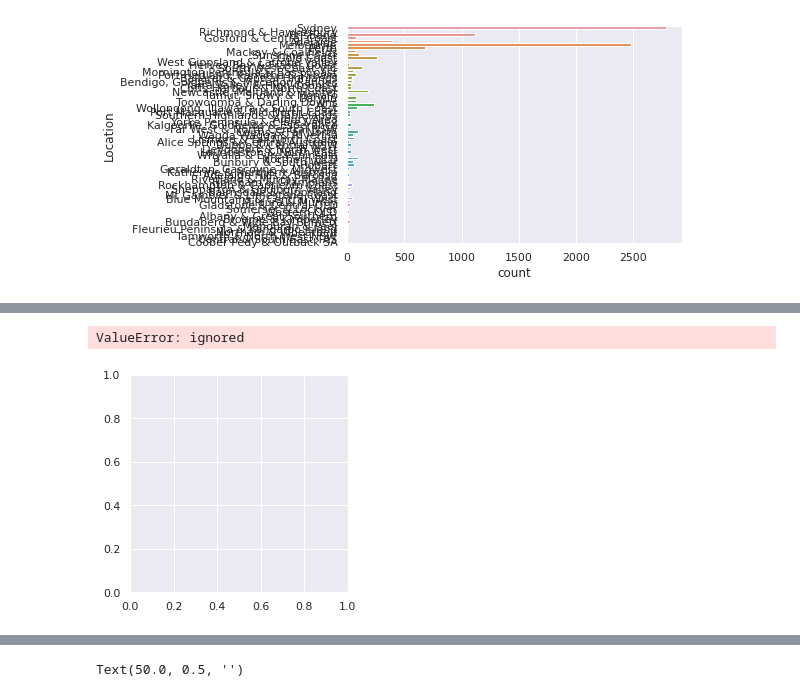
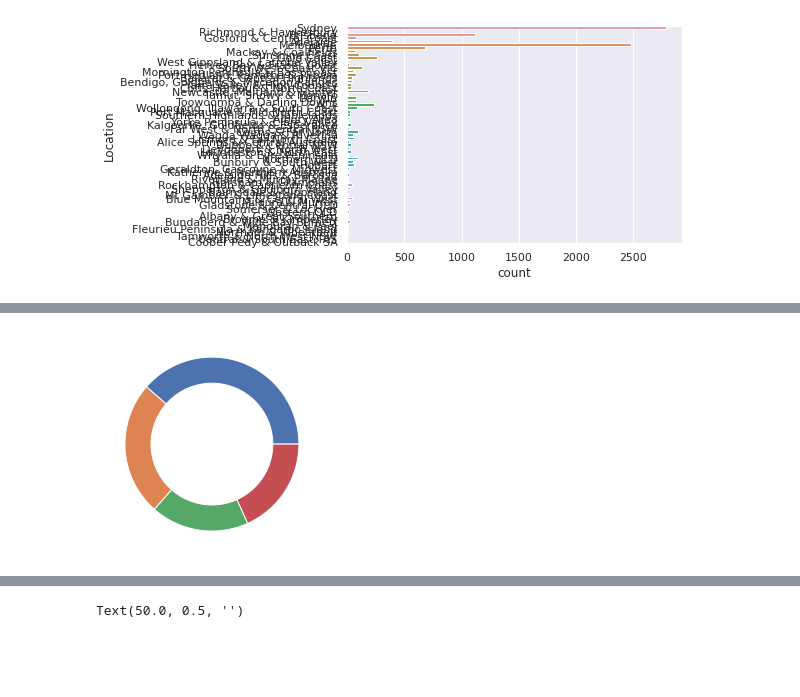
Before and after one commit to singithi03/Data-Analytics_s5214680, a Jupyter notebook: job_market_lab2_3030_7130ict.ipynb, the cells around one changed output, grey strips where cells are left out. Cells and saved outputs as stored; diff of their text form; code cells hidden in the pictures; blank space fills up the shorter version.

```diff
--- a/job_market_lab2_3030_7130ict.ipynb
+++ b/job_market_lab2_3030_7130ict.ipynb
@@ -44,17 +44,27 @@ df.first()
 # %%
 #salary ranges plot
 import matplotlib.pyplot as plt
 import numpy as np
 
 
 #Load job market
 jobs = pd.read_csv("/content/drive/MyDrive/Colab Notebooks/7130 Data Analytics/Lab 2/job-market(3).csv")
-#create dataframe for salary ranges
-df = jobs.groupby(["LowestSalary", "HighestSalary"])
-plt.pie(df)
+
+
+# create data
+dd = jobs[["LowestSalary", "HighestSalary"]].value_counts()
+
+# Create a pieplot
+plt.pie(dd)
+
+# add a circle at the center to transform it in a donut chart
+my_circle=plt.Circle( (0,0), 0.7, color='white')
+p=plt.gcf()
+p.gca().add_artist(my_circle)
+
+plt.show()
 # %% [output]
-ValueError: ignored
-[figure, old version]
+[figure, new version]
 # %%
 #OPTIONAL
 
```
